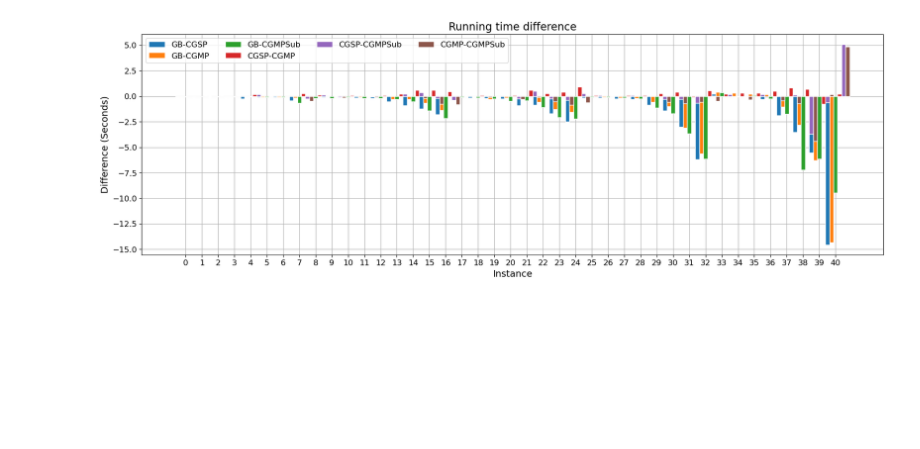
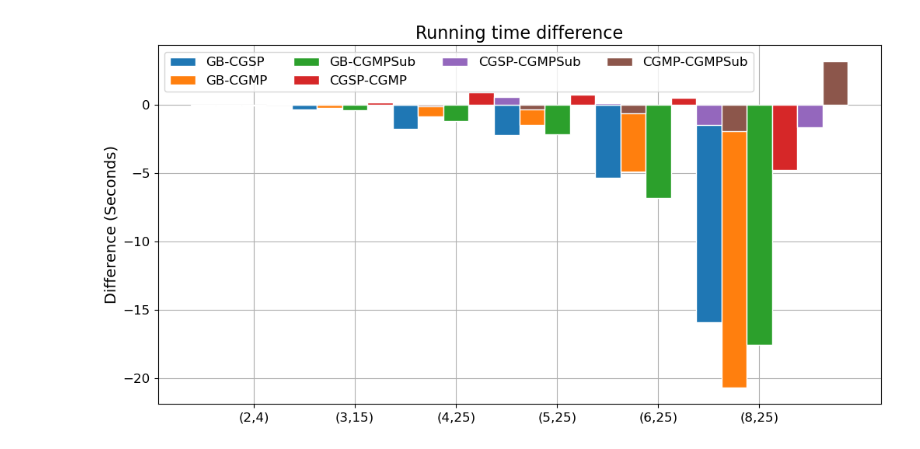
Before and after one commit to mhmoud-ashraf/Final-project, a Jupyter notebook: Visualization.ipynb, the cells around one changed output. Saved outputs shown, nothing was run; the diff lists cells and outputs as text; code cells hidden in the pictures; blank space fills up the shorter version.

```diff
--- a/Visualization.ipynb
+++ b/Visualization.ipynb
@@ -46,4 +46,8 @@ summary_df.head()
 5 rows × 29 columns
+# %%
+rows = summary_df.groupby('N').max().reset_index()[['N', 'M']]
+# Filter summary data based on the obtained pairs of N and M
+summary_df = summary_df.merge(rows, on=['N', 'M'], how='inner')
 # %%
 # Plot objective values
 cols = ['ObjVal(GB)', 'ObjVal(CGSP)', 'ObjVal(CGMP)', 'ObjVal(CGMPSub)']
@@ -51,16 +55,18 @@ cols = ['ObjVal(GB)', 'ObjVal(CGSP)', 'ObjVal(CGMP)', 'ObjVal(CGMPSub)']
 x = np.arange(1, summary_df.shape[0]+1)
 width, multiplier = 0.25, 0
 
-fig, ax = plt.subplots(figsize=(20, 6))
+fig, ax = plt.subplots(figsize=(12, 6))#plt.subplots(figsize=(20, 6))
 for col in cols:
     offset = width * multiplier
     ax.bar(x + offset, summary_df[col], width=width, edgecolor='w', label=col.strip('ObjVal').strip('(').strip(')'))
     multiplier += 1
 
 ax.set_title('Objective values')
-ax.set_xlabel('Instance')
 ax.set_ylabel('Objective value')
+ax.set_xlabel('Instance (N, M)')
 ax.set_xticks(x + 2*width, x)
+# Add xticks labels as (n,m) pairs
+ax.set_xticklabels([f'({n},{m})' for n, m in zip(summary_df['N'], summary_df['M'])])
 ax.legend(ncol=4)
 plt.show()
 # %% [output]
@@ -73,16 +79,18 @@ cols = ['Gap(GB-CGSP)', 'Gap(GB-CGMP)', 'Gap(GB-CGMPSub)',
 x = np.arange(1, summary_df.shape[0]+1)
 width, multiplier = 0.25, 0
 
-fig, ax = plt.subplots(figsize=(20, 6))
+fig, ax = plt.subplots(figsize=(12, 6))#plt.subplots(figsize=(20, 6))
 for col in cols:
     offset = width * multiplier
     ax.bar(x + offset, summary_df[col], width=width, edgecolor='w', label=col.strip('Gap').strip('(').strip(')'))
     multiplier += 1
 
 ax.set_title('Objective value gap')
-ax.set_xlabel('Instance')
 ax.set_ylabel('Gap')
+ax.set_xlabel('Instance (N, M)')
 ax.set_xticks(x + 2*width, x)
+# Add xticks labels as (n,m) pairs
+ax.set_xticklabels([f'({n},{m})' for n, m in zip(summary_df['N'], summary_df['M'])])
 ax.legend(ncol=4)
 plt.show()
 # %% [output]
@@ -94,16 +102,18 @@ cols = ['Time(GB)', 'Time(CGSP)', 'Time(CGMP)', 'Time(CGMPSub)']
 x = np.arange(1, summary_df.shape[0]+1)
 width, multiplier = 0.25, 0
 
-fig, ax = plt.subplots(figsize=(20, 6))
+fig, ax = plt.subplots(figsize=(12, 6))#plt.subplots(figsize=(20, 6))
 for col in cols:
     offset = width * multiplier
     ax.bar(x + offset, summary_df[col], width=width, edgecolor='w', label=col.strip('Time').strip('(').strip(')'))
     multiplier += 1
 
 ax.set_title('Runnig time')
-ax.set_xlabel('Instance')
 ax.set_ylabel('Time (Seconds)')
+ax.set_xlabel('Instance (N, M)')
 ax.set_xticks(x + 2*width, x)
+# Add xticks labels as (n,m) pairs
+ax.set_xticklabels([f'({n},{m})' for n, m in zip(summary_df['N'], summary_df['M'])])
 ax.legend(ncol=4)
 plt.show()
 # %% [output]
@@ -111,25 +121,27 @@ plt.show()
 # %%
 # Plot time difference
 cols = ['TimeGap(GB-CGSP)', 'TimeGap(GB-CGMP)', 'TimeGap(GB-CGMPSub)',
         'TimeGap(CGSP-CGMP)', 'TimeGap(CGSP-CGMPSub)', 'TimeGap(CGMP-CGMPSub)']
 
 x = np.arange(1, summary_df.shape[0]+1)
 width, multiplier = 0.25, 0
 
-fig, ax = plt.subplots(figsize=(20, 6))
+fig, ax = plt.subplots(figsize=(12, 6))#plt.subplots(figsize=(20, 6))
 for col in cols:
     offset = width * multiplier
     ax.bar(x + offset, summary_df[col], width=width, edgecolor='w', label=col.strip('TimeGap').strip('(').strip(')'))
     multiplier += 1
 
 ax.set_title('Running time difference')
-ax.set_xlabel('Instance')
 ax.set_ylabel('Difference (Seconds)')
+ax.set_xlabel('Instance (N, M)')
 ax.set_xticks(x + 2*width, x)
+# Add xticks labels as (n,m) pairs
+ax.set_xticklabels([f'({n},{m})' for n, m in zip(summary_df['N'], summary_df['M'])])
 ax.legend(ncol=4)
 plt.show()
 # %% [output]
-[figure, old version]
+[figure, new version]
 # %%
 # Plot number of iterations
 cols = ['K(CGSP)', 'K(CGMP)', 'K(CGMPSub)']
```
Also changed, not shown: parts of 7 cells of this notebook.
